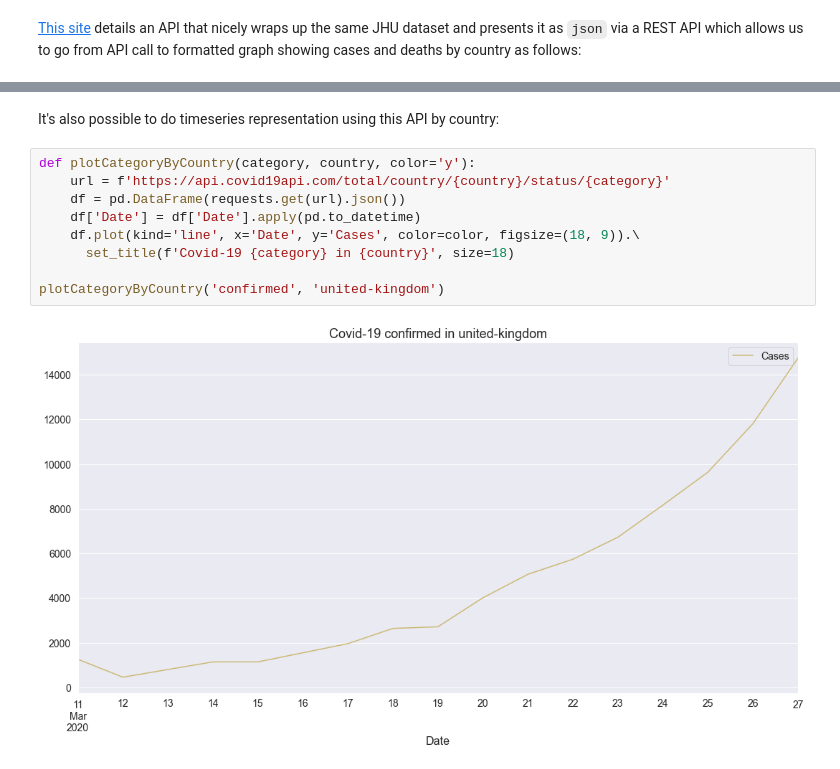
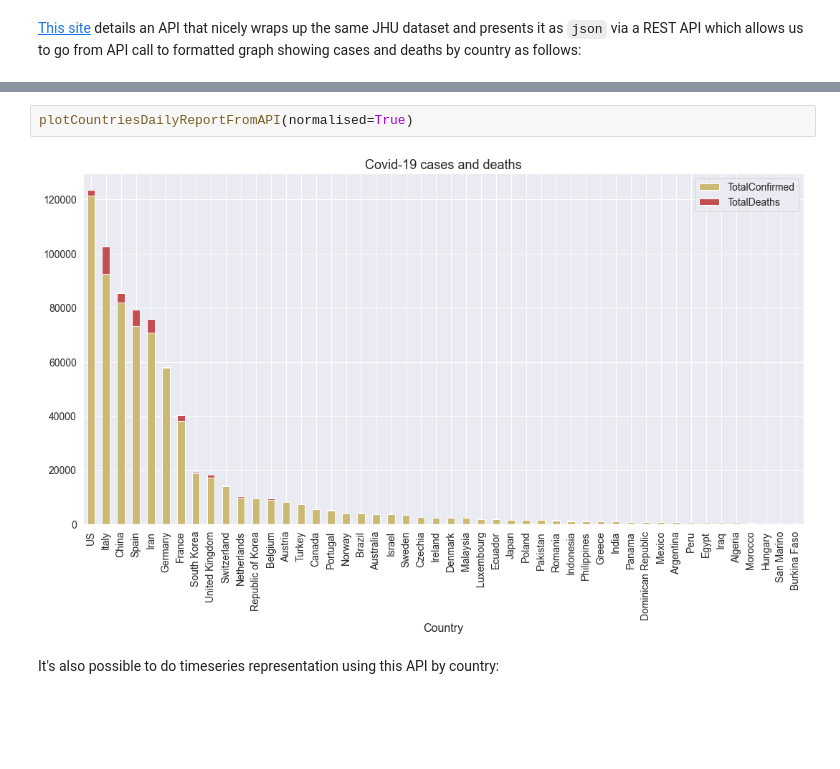
Before and after one commit to malminhas/covid, a Jupyter notebook: index.ipynb, the cells around one changed output, grey strips where cells are left out. Saved outputs shown, nothing was run; the diff lists cells and outputs as text; blank space fills up the shorter version.

```diff
--- a/index.ipynb
+++ b/index.ipynb
@@ -98,13 +100,6 @@ Note that not all the country names are fully normalised.
+# %%
+plotCountriesDailyReportFromAPI(normalised=True)
+# %% [output]
+[figure, added]
 # %% [markdown]
 It's also possible to do timeseries representation using this API by country:
-# %%
-def plotCategoryByCountry(category, country, color='y'):
-    url = f'https://api.covid19api.com/total/country/{country}/status/{category}'
-    df = pd.DataFrame(requests.get(url).json())
-    df['Date'] = df['Date'].apply(pd.to_datetime)
-    df.plot(kind='line', x='Date', y='Cases', color=color, figsize=(18, 9)).\
-      set_title(f'Covid-19 {category} in {country}', size=18)
-
-plotCategoryByCountry('confirmed', 'united-kingdom')
-# %% [output]
-[figure, removed]
```
Also changed, not shown: parts of 19 cells of this notebook, 11 other files.
